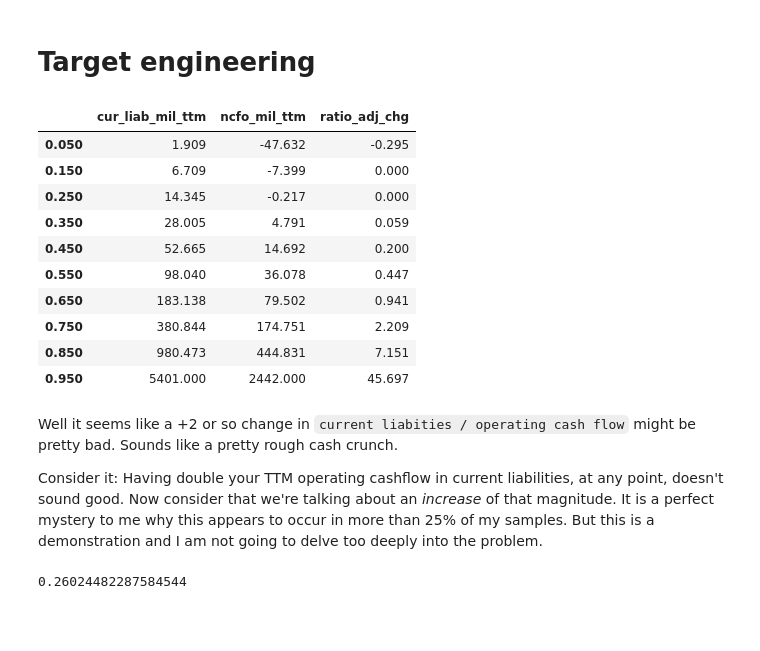
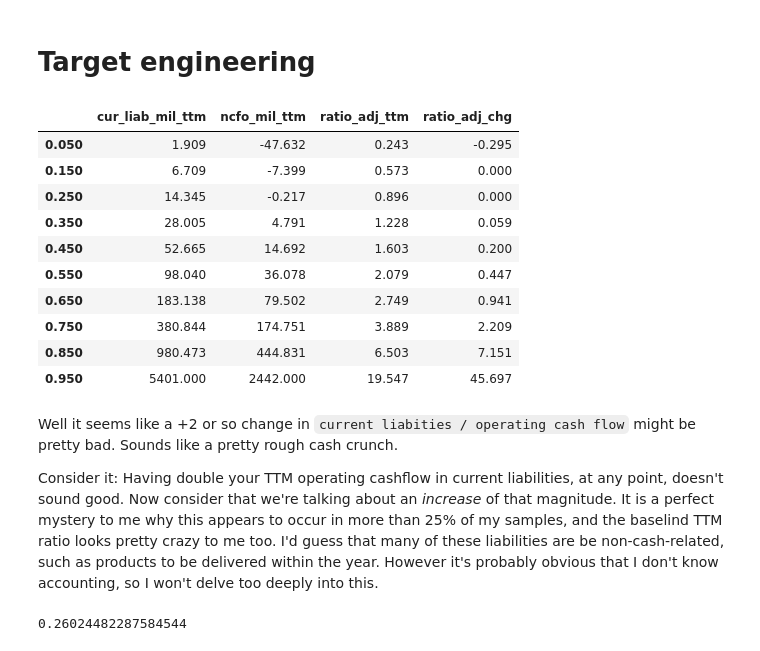
Before and after one commit to austinreynolds/analytics_demo, a Jupyter notebook: 7_business_credit_risk_proxy.ipynb, the cells around one changed output. Cells and saved outputs as stored; diff of their text form; code cells hidden in the pictures; blank space fills up the shorter version.

```diff
--- a/7_business_credit_risk_proxy.ipynb
+++ b/7_business_credit_risk_proxy.ipynb
@@ -108,25 +108,28 @@ df_targ['ratio_adj_chg'] = df_targ.max_ratio_adj_ftm - df_targ.ratio_adj_ttm
 # %%
 quantiles_cut = np.arange(.05, 1, .1)
 _df_curr_quantiles = (df_targ[['liabilitiesc_ttm', 'ncfo_ttm']]/1e6).quantile(quantiles_cut)
 _df_curr_quantiles.columns = ['cur_liab_mil_ttm', 'ncfo_mil_ttm']
+_df_ratio_quantiles = df_targ[['ratio_adj_ttm']].quantile(quantiles_cut)
 _df_targ_quantiles = df_targ[['ratio_adj_chg']].quantile(quantiles_cut)
-_df_curr_quantiles.merge(_df_targ_quantiles, how='inner', left_index=True, right_index=True)
+_df_curr_quantiles = _df_curr_quantiles.merge(_df_ratio_quantiles, how='inner', left_index=True, right_index=True)
+_df_curr_quantiles = _df_curr_quantiles.merge(_df_targ_quantiles, how='inner', left_index=True, right_index=True)
+_df_curr_quantiles
 # %% [output]
-|  | cur_liab_mil_ttm | ncfo_mil_ttm | ratio_adj_chg |
-| 0.050 | 1.909 | -47.632 | -0.295 |
-| 0.150 | 6.709 | -7.399 | 0.000 |
-| 0.250 | 14.345 | -0.217 | 0.000 |
-| 0.350 | 28.005 | 4.791 | 0.059 |
-| 0.450 | 52.665 | 14.692 | 0.200 |
-| 0.550 | 98.040 | 36.078 | 0.447 |
-| 0.650 | 183.138 | 79.502 | 0.941 |
-| 0.750 | 380.844 | 174.751 | 2.209 |
-| 0.850 | 980.473 | 444.831 | 7.151 |
-| 0.950 | 5401.000 | 2442.000 | 45.697 |
+|  | cur_liab_mil_ttm | ncfo_mil_ttm | ratio_adj_ttm | ratio_adj_chg |
+| 0.050 | 1.909 | -47.632 | 0.243 | -0.295 |
+| 0.150 | 6.709 | -7.399 | 0.573 | 0.000 |
+| 0.250 | 14.345 | -0.217 | 0.896 | 0.000 |
+| 0.350 | 28.005 | 4.791 | 1.228 | 0.059 |
+| 0.450 | 52.665 | 14.692 | 1.603 | 0.200 |
+| 0.550 | 98.040 | 36.078 | 2.079 | 0.447 |
+| 0.650 | 183.138 | 79.502 | 2.749 | 0.941 |
+| 0.750 | 380.844 | 174.751 | 3.889 | 2.209 |
+| 0.850 | 980.473 | 444.831 | 6.503 | 7.151 |
+| 0.950 | 5401.000 | 2442.000 | 19.547 | 45.697 |
 # %% [markdown]
 Well it seems like a +2 or so change in `current liabities / operating cash flow` might be pretty bad. Sounds like a pretty rough cash crunch.
 
-Consider it: Having double your TTM operating cashflow in current liabilities, at any point, doesn't sound good. Now consider that we're talking about an *increase* of that magnitude. It is a perfect mystery to me why this appears to occur in more than 25% of my samples. But this is a demonstration and I am not going to delve too deeply into the problem.
+Consider it: Having double your TTM operating cashflow in current liabilities, at any point, doesn't sound good. Now consider that we're talking about an *increase* of that magnitude. It is a perfect mystery to me why this appears to occur in more than 25% of my samples, and the baselind TTM ratio looks pretty crazy to me too. I'd guess that many of these liabilities are be non-cash-related, such as products to be delivered within the year. However it's probably obvious that I don't know accounting, so I won't delve too deeply into this.
 # %%
 df_targ['targ'] = (df_targ.ratio_adj_chg >= 2).apply(lambda x: 1 if x else 0)
 df_targ.loc[df_targ.ratio_adj_chg.isnull(), 'targ'] = np.nan
```
Also changed, not shown: parts of 1 cell of this notebook.
